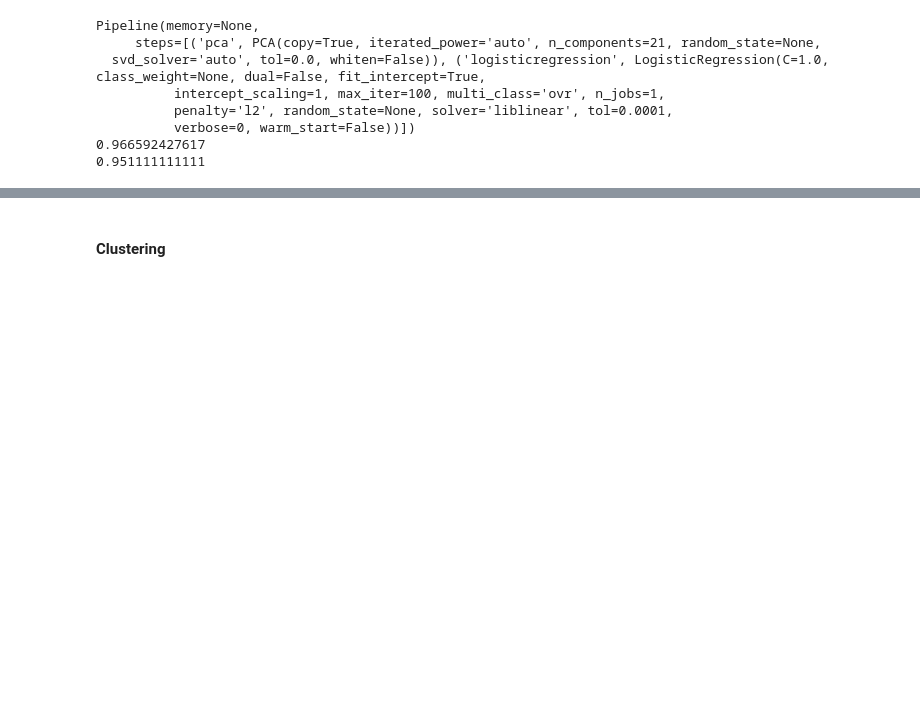
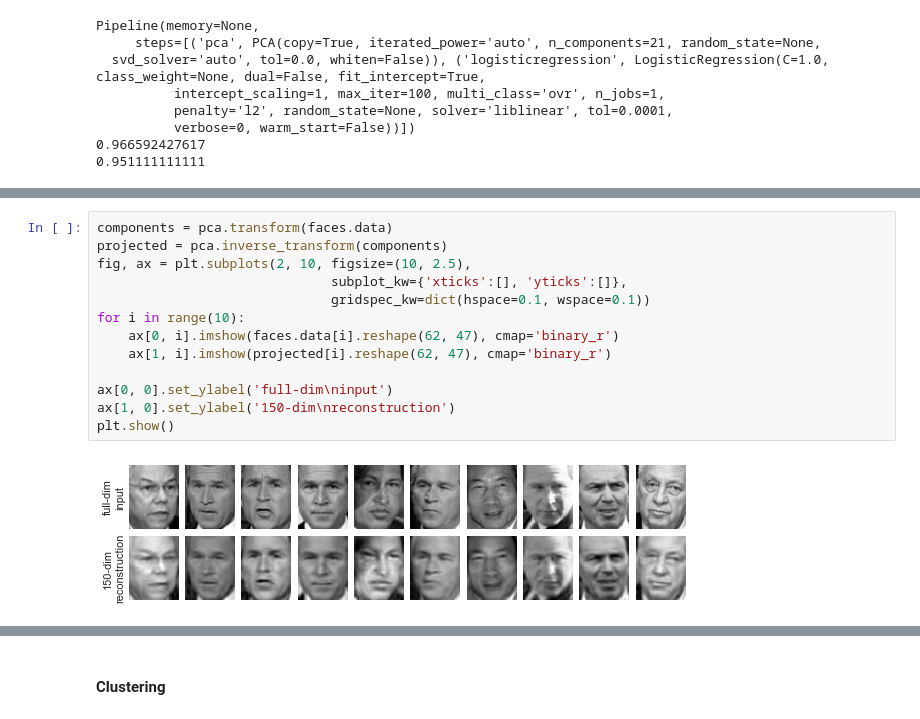
Before and after one commit to krishnamohan-seelam/AML, a Jupyter notebook: AML-05-PCA.ipynb, the cells around one changed output, grey strips where cells are left out. Cells and saved outputs as stored; diff of their text form; blank space fills up the shorter version.

```diff
--- a/AML-05-PCA.ipynb
+++ b/AML-05-PCA.ipynb
@@ -234,0 +271,15 @@ Pipeline(memory=None,
+# %%
+components = pca.transform(faces.data)
+projected = pca.inverse_transform(components)
+fig, ax = plt.subplots(2, 10, figsize=(10, 2.5),
+                              subplot_kw={'xticks':[], 'yticks':[]},
+                              gridspec_kw=dict(hspace=0.1, wspace=0.1))
+for i in range(10):
+    ax[0, i].imshow(faces.data[i].reshape(62, 47), cmap='binary_r')
+    ax[1, i].imshow(projected[i].reshape(62, 47), cmap='binary_r')
+
+ax[0, 0].set_ylabel('full-dim\ninput')
+ax[1, 0].set_ylabel('150-dim\nreconstruction')
+plt.show()
+# %% [output]
+[figure, added]
```
Also changed, not shown: parts of 9 cells of this notebook.
